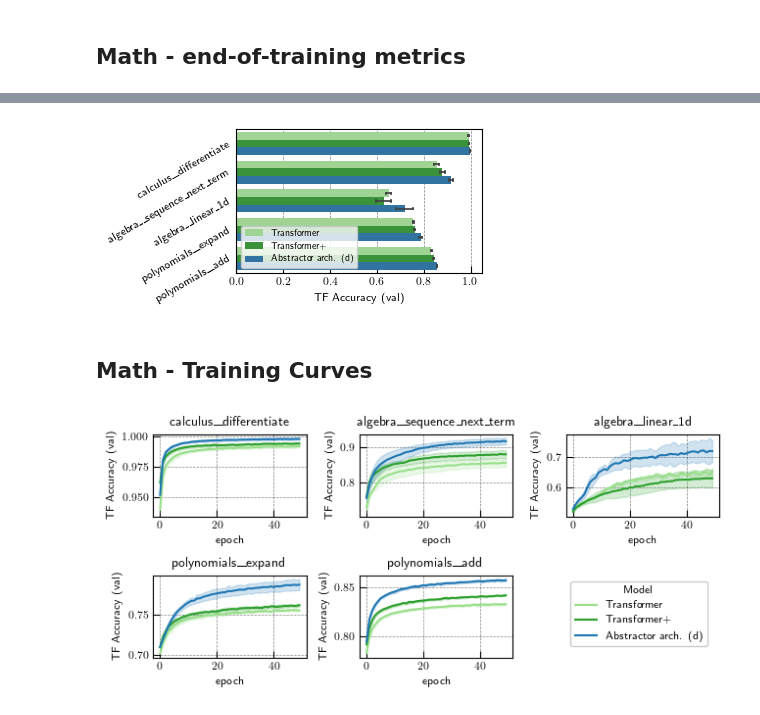
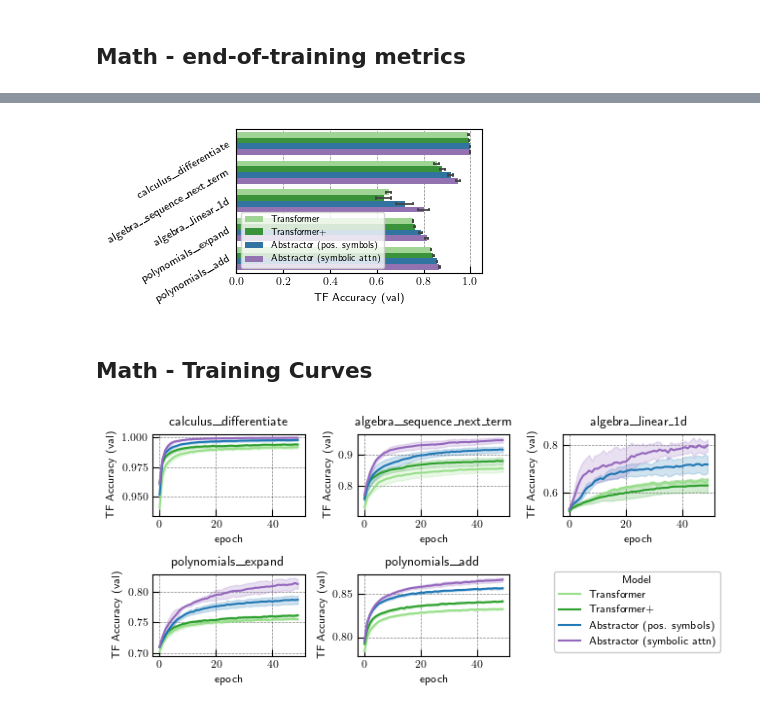
Before and after one commit to jdlafferty/relational, a Jupyter notebook: paper/paper_figures/create_figures.ipynb, the cells around one changed output, grey strips where cells are left out. Drawn from its saved outputs; the diff is of its cells as text; code cells hidden in the pictures.

Commit message:
updated figures -- added symbol-retrieving abstractor

```diff
--- a/paper/paper_figures/create_figures.ipynb
+++ b/paper/paper_figures/create_figures.ipynb
@@ -335,10 +335,11 @@ plot_symbolic_comparison(train_sizes, accs, symbolic_train_sizes, symbolic_accs)
 figure_data = pd.read_csv('figure_data/math/math_endoftraining_metrics.csv', index_col=0)
 
 metrics = ['TF Accuracy', 'TF Accuracy (val)']
-models = ['transformer-medium', 'transformer-medium+', 'relational_abstractor-medium'] #, 'relational_abstractor2-medium'] (only has 1 trial each for now)
+models = ['transformer-medium', 'transformer-medium+', 'relational_abstractor-medium', 'symbolretrieving_abstractor_archd-medium']
 model_name_map = {
         'transformer-medium': 'Transformer', 'transformer-medium+': 'Transformer+',
-        'relational_abstractor-medium': 'Abstractor arch. (d)', 'relational_abstractor2-medium': 'Abstractor arch. (c)'}
+        # 'relational_abstractor-medium': 'Abstractor arch. (d)', 'relational_abstractor2-medium': 'Abstractor arch. (c)'}
+        'relational_abstractor-medium': 'Abstractor (pos. symbols)', 'symbolretrieving_abstractor_archd-medium': 'Abstractor (symbolic attn)'}
 
 table_data = figure_data.copy()
 
@@ -376,20 +378,21 @@ table_data_agg
 # %%
 # bar plot figure
 color_map_ = {
-    'Abstractor arch. (d)': cmap(0),
+    # 'Abstractor arch. (d)': cmap(0),
+    'Abstractor (pos. symbols)': cmap(0), 'Abstractor (symbolic attn)': cmap(8),
     'Transformer': cmap(5), 'Transformer+': cmap(4),
     }
 
 fig, ax = plt.subplots(figsize=(4, 2))
 sns.barplot(table_data.reset_index(), x='TF Accuracy (val)', y='Task', hue='Model', orient='h', palette=color_map_,
                         estimator='mean', errorbar=('se', 2), errwidth=1.25, capsize=0.05, ax=ax)
 plt.yticks(rotation=30)
 ax.set_ylabel('')
 fig.set_tight_layout(True)
 sns.move_legend(ax, "lower left", fontsize='small', fancybox=True, frameon=True, framealpha=0.8, title=None)
 fig.savefig(f'{save_dir}/math_metrics.pdf')
 # %% [output]
-[figure, old version]
+[figure, new version]
 # %%
 # input('overwrite latex table?')
 # table_data = table_data.rename(columns={'teacher_forcing_accuracy': 'tf acc', 'val_teacher_forcing_accuracy': 'tf acc (val)'}).round(3)
@@ -443,8 +453,8 @@ for i, task in enumerate(tasks):
     ax.set_title(task)
     axes.append(ax)
 
-fig.legend(handles=ax.get_lines(), labels=model_name_map.values(),  loc=(0.75, 0.175), fontsize='medium', title='Model')
+fig.legend(handles=ax.get_lines(), labels=model_name_map.values(),  loc=(0.725, 0.15), fontsize='medium', title='Model')
 fig.set_tight_layout(True)
 fig.savefig(f'{save_dir}/math_training_curves.pdf')
 # %% [output]
-[figure, old version]
+[figure, new version]
```
Also changed, not shown: parts of 3 cells of this notebook, 9 other files.
